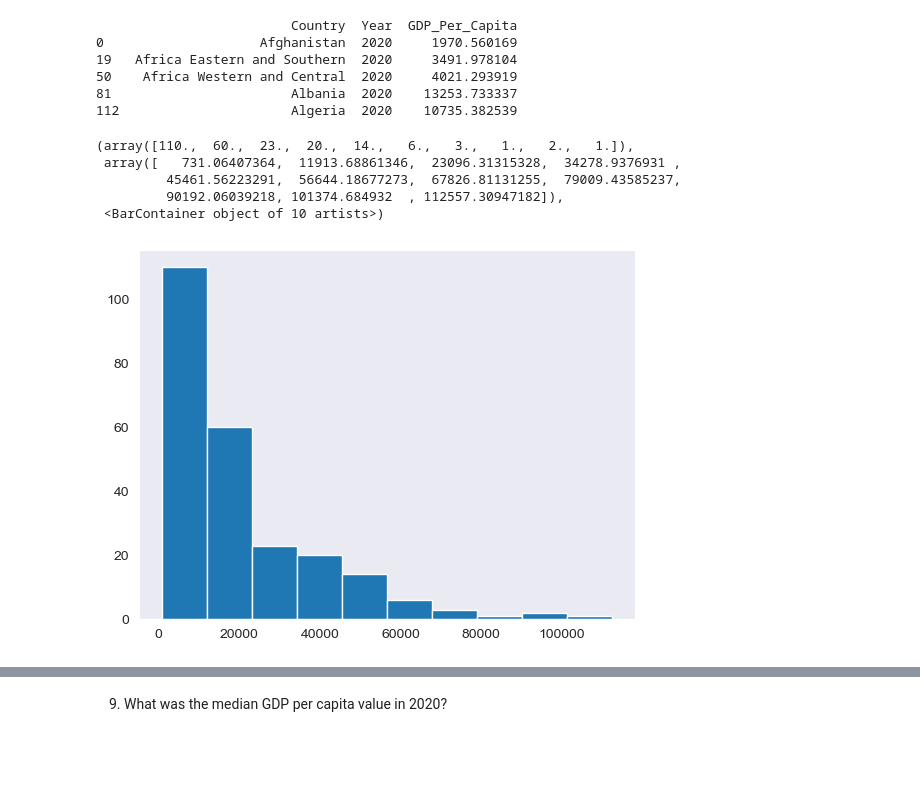
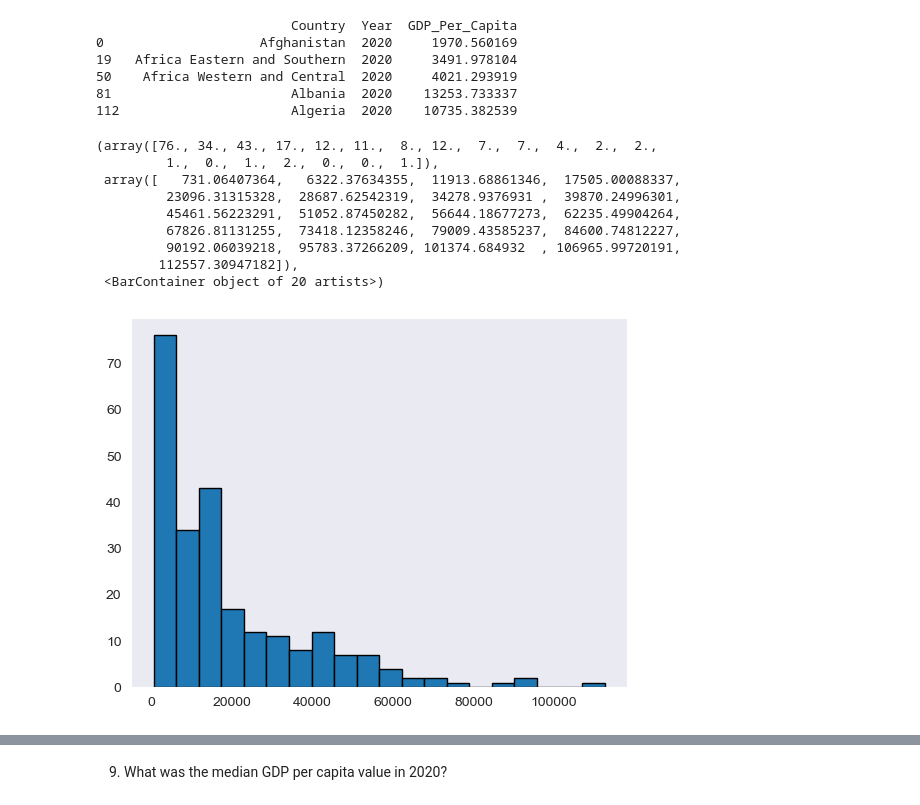
Before and after one commit to NSS-Data-Analytics-Cohort-8/gdp-and-internet-usage-melaniewesson, a Jupyter notebook: notebooks/un_project.ipynb, the cells around one changed output, grey strips where cells are left out. Drawn from its saved outputs; the diff is of its cells as text; code cells hidden in the pictures; blank space fills up the shorter version.

```diff
--- a/notebooks/un_project.ipynb
+++ b/notebooks/un_project.ipynb
@@ -120,14 +123,18 @@ print(gdp_2020.head())
 112                      Algeria  2020    10735.382539
 # %%
 gdp_2020 = gdp_df[gdp_df['Year'] == 2020]
-plt.hist(gdp_2020['GDP_Per_Capita'], bins=10)
+plt.hist(gdp_2020['GDP_Per_Capita'], bins=20, edgecolor='black')
 # %% [output]
-(array([110.,  60.,  23.,  20.,  14.,   6.,   3.,   1.,   2.,   1.]),
- array([   731.06407364,  11913.68861346,  23096.31315328,  34278.9376931 ,
-         45461.56223291,  56644.18677273,  67826.81131255,  79009.43585237,
-         90192.06039218, 101374.684932  , 112557.30947182]),
- <BarContainer object of 10 artists>)
+(array([76., 34., 43., 17., 12., 11.,  8., 12.,  7.,  7.,  4.,  2.,  2.,
+         1.,  0.,  1.,  2.,  0.,  0.,  1.]),
+ array([   731.06407364,   6322.37634355,  11913.68861346,  17505.00088337,
+         23096.31315328,  28687.62542319,  34278.9376931 ,  39870.24996301,
+         45461.56223291,  51052.87450282,  56644.18677273,  62235.49904264,
+         67826.81131255,  73418.12358246,  79009.43585237,  84600.74812227,
+         90192.06039218,  95783.37266209, 101374.684932  , 106965.99720191,
+        112557.30947182]),
+ <BarContainer object of 20 artists>)
-[figure, old version]
+[figure, new version]
 # %%
 sns.histplot(data = gdp_2020
             ,x = 'GDP_Per_Capita',
```
Also changed, not shown: parts of 15 cells of this notebook.
